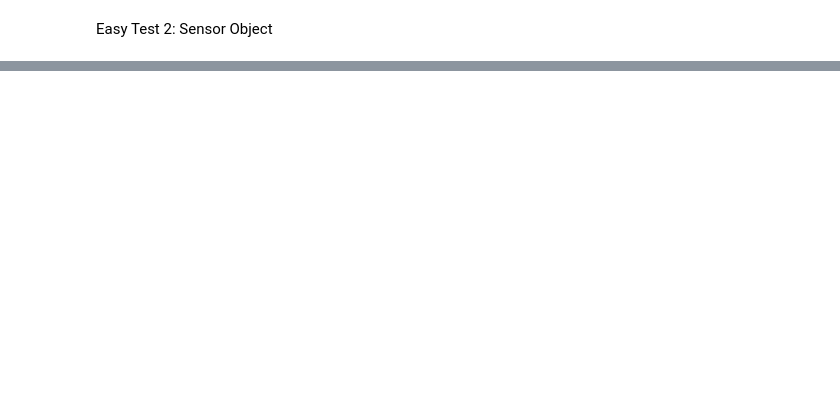
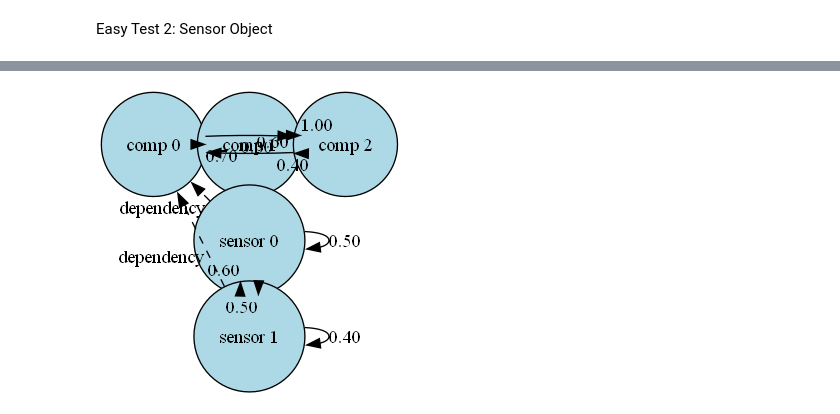
Before and after one commit to andreyaW/PhD_Sims, a Jupyter notebook: Prop_Sims/shipModel/easySimulate.ipynb, the cells around one changed output, grey strips where cells are left out. Cells and saved outputs as stored; diff of their text form; code cells hidden in the pictures; blank space fills up the shorter version.

```diff
--- a/Prop_Sims/shipModel/easySimulate.ipynb
+++ b/Prop_Sims/shipModel/easySimulate.ipynb
@@ -147,0 +204,93 @@ for i in range(iterations):
+# %%
+from graphviz import Digraph
+
+def wrap_label(label, max_length=9):
+    """
+    Wraps a label into multiple lines if it exceeds max_length.
+    """
+    if len(label) <= max_length:
+        return label
+    return '\n'.join(label[i:i + max_length] for i in range(0, len(label), max_length))
+
+def add_nodes(dot, state_names, pos):
+    """
+    Adds nodes to the Graphviz Digraph with specified attributes and positions.
+    """
+    for i, state in enumerate(state_names):
+        label = wrap_label(state)
+        x, y = pos[i]
+        dot.node(
+            state,
+            label=label,
+            shape='circle',
+            style='filled',
+            fillcolor='lightblue',
+            pos=f"{x},{-y}!"  # Flip y-axis for proper positioning
+        )
+
+def add_edges(dot, transitions):
+    """
+    Adds edges to the Graphviz Digraph based on transition probabilities.
+    """
+    for source, targets in transitions.items():
+        for target, prob in targets.items():
+            if prob > 0:
+                dot.edge(source, target, label=f"{prob:.2f}")
+
+def draw_pomc():
+    """
+    Draws the partially observable Markov chain (POMC) using Graphviz.
+    """
+    dot = Digraph(engine='neato', format='png')
+    dot.attr(rankdir='LR')
+
+    # Define component states and transitions
+    component_states = ['comp 0', 'comp 1', 'comp 2']
+    component_pos = [(0, 0), (1, 0), (2, 0)]
+    component_transitions_sensor_0 = {
+        'comp 0': {'comp 1': 0.7, 'comp 2': 0.3},
+        'comp 1': {'comp 2': 1.0},
+        'comp 2': {'comp 0': 0.6, 'comp 1': 0.4}
+    }
+    component_transitions_sensor_1 = {
+        'comp 0': {'comp 1': 0.4, 'comp 2': 0.6},
+        'comp 1': {'comp 2': 1.0},
+        'comp 2': {'comp 0': 0.3, 'comp 1': 0.7}
+    }
+
+    # Define sensor states and transitions
+    sensor_states = ['sensor 0', 'sensor 1']
+    sensor_pos = [(1, 1), (1, 2)]
+    sensor_transitions = {
+        'sensor 0': {'sensor 1': 0.5, 'sensor 0': 0.5},
+        'sensor 1': {'sensor 0': 0.6, 'sensor 1': 0.4}
+    }
+
+    # Add component and sensor nodes
+    add_nodes(dot, component_states, component_pos)
+    add_nodes(dot, sensor_states, sensor_pos)
+
+    # Add component transitions (dependent on sensor states)
+    add_edges(dot, component_transitions_sensor_0)
+    add_edges(dot, sensor_transitions)
+
+    # Label the dependency for POMC
+    dot.edge('sensor 0', 'comp 0', style='dashed', label='dependency')
+    dot.edge('sensor 1', 'comp 0', style='dashed', label='dependency')
+
+
+    plt.figure(figsize=(10, 10))
+    plt.imshow(plt.imread('pomc_graph.png'))
+    plt.axis('off')
+    plt.show()
+
+
+    # # Render and return the result
+    # dot.render('pomc_graph', cleanup=True)
+    # from IPython.display import Image
+    # return Image(filename='pomc_graph.png')
+
+# Draw and display the POMC
+draw_pomc()
+# %% [output]
+[figure, added]
```
Also changed, not shown: parts of 5 cells of this notebook, 7 other files.
